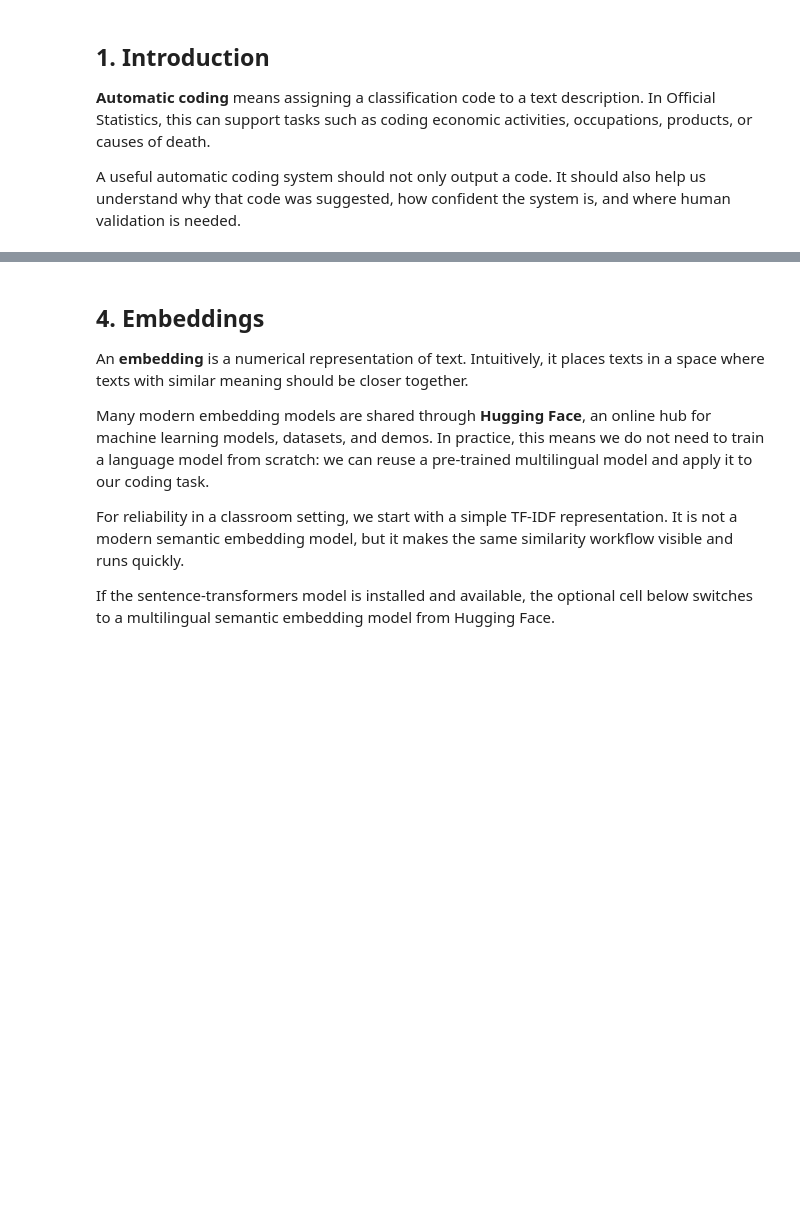
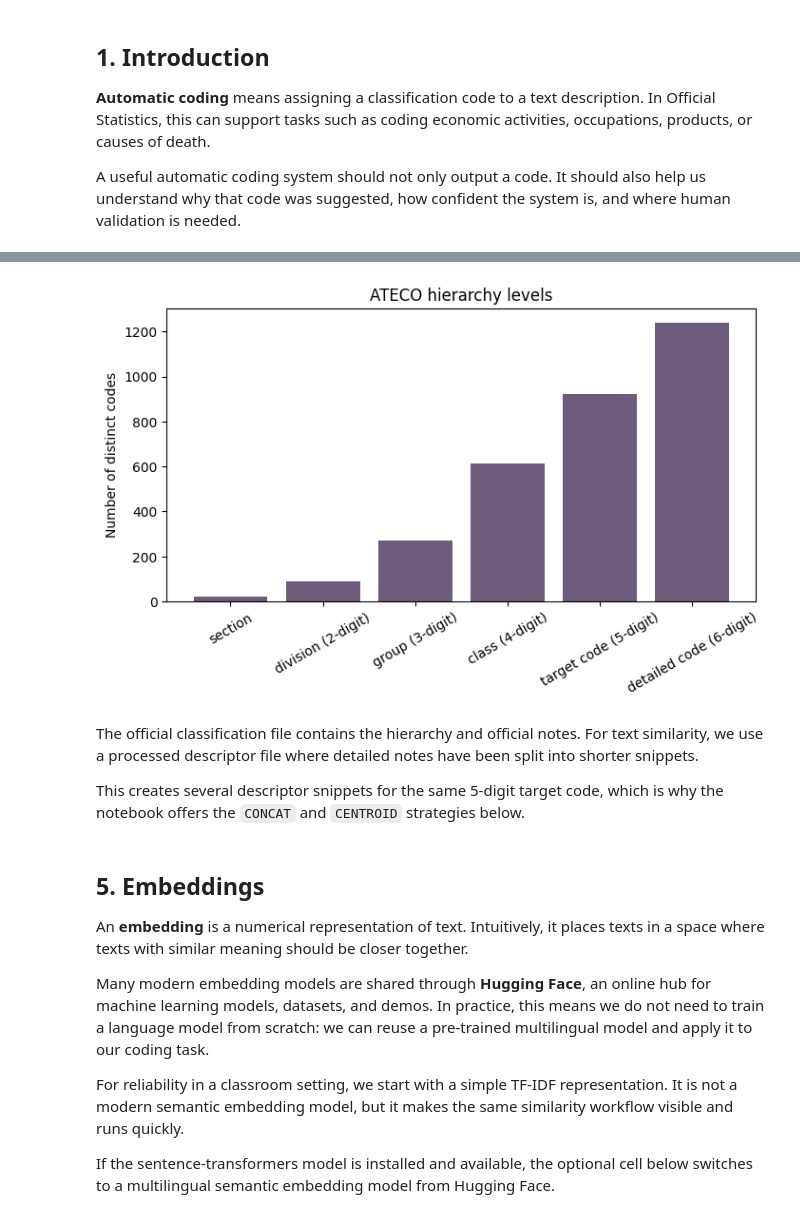
Before and after one commit to istat-methodology/emos-lecture, a Jupyter notebook: notebooks/emos_coding_lab.ipynb, the cells around one changed output, grey strips where cells are left out. Cells and saved outputs as stored; diff of their text form; code cells hidden in the pictures; blank space fills up the shorter version.

```diff
--- a/notebooks/emos_coding_lab.ipynb
+++ b/notebooks/emos_coding_lab.ipynb
@@ -68,0 +317,3 @@ descriptor_table.head()
+# %%
+ateco_classification = load_ateco_classification()
+ateco_classification.head()
@@ -68,0 +327,22 @@ descriptor_table.head()
+# %%
+hierarchy_labels = {
+    1: "section",
+    2: "division (2-digit)",
+    3: "group (3-digit)",
+    4: "class (4-digit)",
+    5: "target code (5-digit)",
+    6: "detailed code (6-digit)",
+}
+
+classification_summary = (
+    ateco_classification.assign(
+        hierarchy_label=ateco_classification["GERARCHIA"].map(hierarchy_labels)
+    )
+    .groupby(["GERARCHIA", "hierarchy_label"])["CODICE"]
+    .nunique()
+    .reset_index(name="n_codes")
+    .sort_values("GERARCHIA")
+    .reset_index(drop=True)
+)
+
+classification_summary
@@ -68,0 +357,17 @@ descriptor_table.head()
+# %%
+fig, ax = plt.subplots(figsize=(8, 4))
+ax.bar(
+    classification_summary["hierarchy_label"],
+    classification_summary["n_codes"],
+    color="#6C5B7B",
+)
+ax.set_ylabel("Number of distinct codes")
+ax.set_title("ATECO hierarchy levels")
+ax.tick_params(axis="x", rotation=30)
+plt.show()
+# %% [output]
+[figure, added]
+# %% [markdown]
+The official classification file contains the hierarchy and official notes. For text similarity, we use a processed descriptor file where detailed notes have been split into shorter snippets.
+
+This creates several descriptor snippets for the same 5-digit target code, which is why the notebook offers the `CONCAT` and `CENTROID` strategies below.
@@ -69,7 +381,7 @@ descriptor_table.head()
 # %%
 descriptor_table.shape
 # %% [markdown]
-## 4. Embeddings
+## 5. Embeddings
 
 An **embedding** is a numerical representation of text. Intuitively, it places texts in a space where texts with similar meaning should be closer together.
 
```
Also changed, not shown: parts of 32 cells of this notebook, 15 other files.
